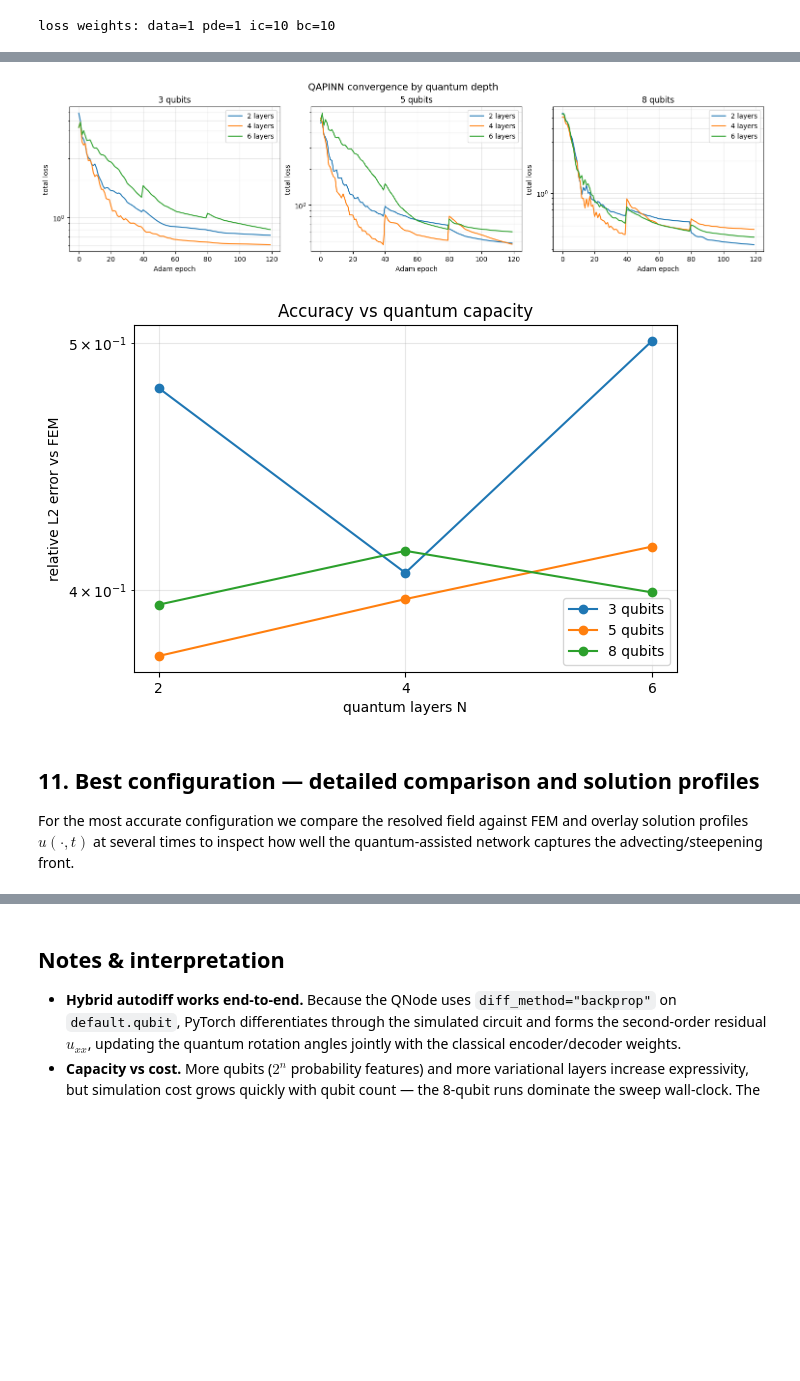
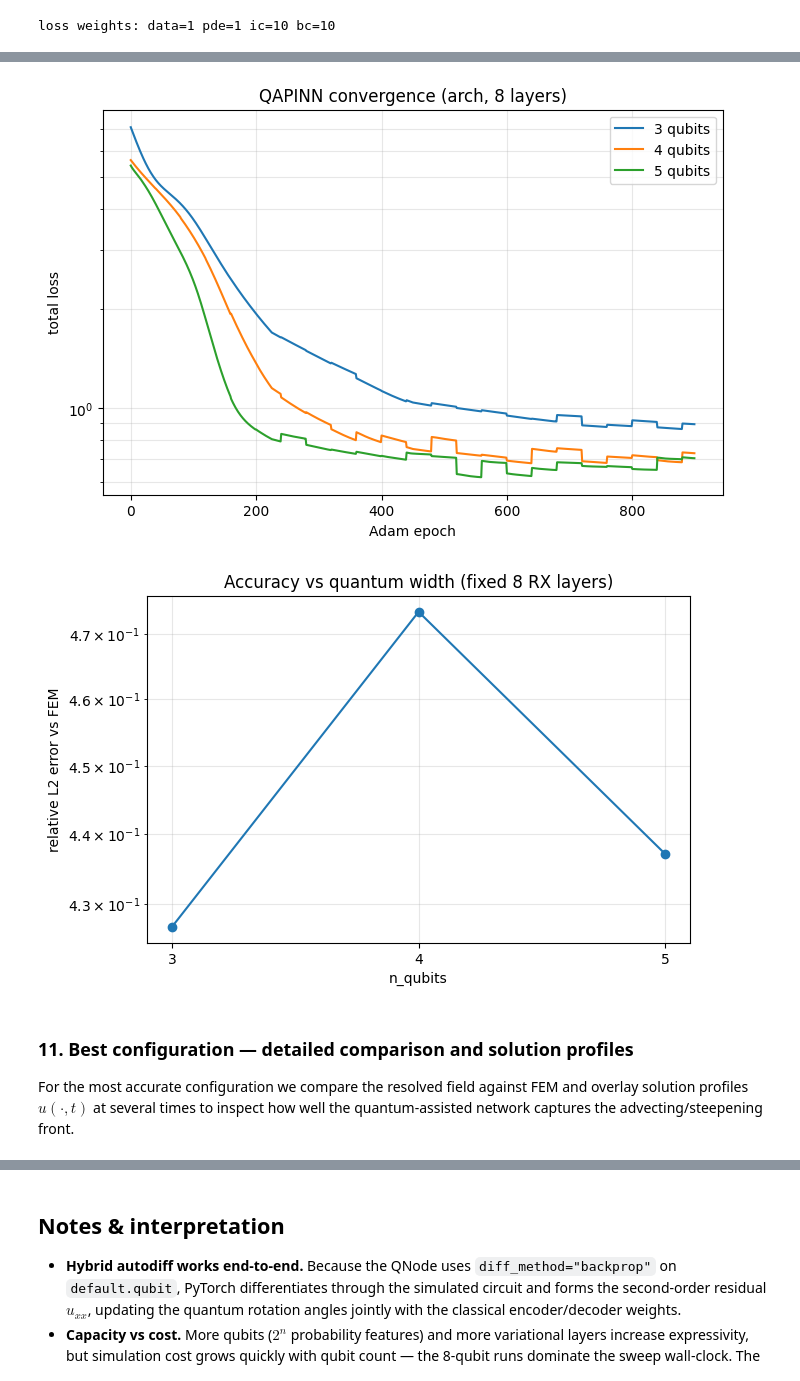
Before and after one commit to dishantgupta2004/QAPINN_Burgers_Equations, a Jupyter notebook: QAPINN.ipynb, the cells around one changed output, grey strips where cells are left out. Saved outputs shown, nothing was run; the diff lists cells and outputs as text; code cells hidden in the pictures; blank space fills up the shorter version.

```diff
--- a/QAPINN.ipynb
+++ b/QAPINN.ipynb
@@ -231,7 +233,7 @@ collocation set, and records the loss history. `predict_grid` evaluates a traine
 model on the FEM space-time grid in chunks (no autograd) and returns the relative
 $L^2$ error against the FEM ground truth.
 # %%
-# down-sampled evaluation grid keeps the 9-config sweep fast while staying faithful
+# down-sampled evaluation grid keeps the sweep fast while staying faithful
 T_STRIDE, X_STRIDE = 5, 2
 t_eval = t_grid[::T_STRIDE]; x_eval = x_grid[::X_STRIDE]
 U_eval = U_grid[::T_STRIDE, ::X_STRIDE]
@@ -248,10 +250,10 @@ def predict_grid(model, chunk=2048):
     rel_l2 = float(np.linalg.norm(U_pred - U_eval) / np.linalg.norm(U_eval))
     return U_pred, rel_l2
 
-def train_qapinn(n_qubits, n_layers, epochs=SWEEP_EPOCHS, lr=LR,
+def train_qapinn(n_qubits, n_layers=N_LAYERS, epochs=min(SWEEP_EPOCHS, 900), lr=LR,
                  resample_every=40, log_every=30, verbose=True):
     torch.manual_seed(SEED); np.random.seed(SEED)
-    model = QAPINN(n_qubits, n_layers).to(DEVICE)
+    model = QAPINN(n_qubits, n_layers, reupload=True).to(DEVICE)
     b = make_batches()
     opt = torch.optim.Adam(model.parameters(), lr=lr)
     sched = torch.optim.lr_scheduler.StepLR(opt, step_size=max(1, epochs // 4), gamma=0.5)
@@ -353,12 +362,12 @@ Summary of every configuration: final loss terms, total training time (a proxy
 for convergence cost per epoch), parameter count, and relative $L^2$ error vs the
 FEM ground truth.
 # %%
-def fmt_row(nq, nl, r):
+def fmt_row(nq, r):
     ld, lp, li, lb = r["final"]
-    return (nq, nl, r["n_params"], r["hist"]["total"][-1], ld, lp, li, lb,
+    return (nq, r["n_layers"], r["n_params"], r["hist"]["total"][-1], ld, lp, li, lb,
             r["rel_l2"], r["train_time"])
 
-rows = [fmt_row(nq, nl, results[(nq, nl)]) for nq in QUBIT_LIST for nl in LAYER_LIST]
+rows = [fmt_row(nq, results[nq]) for nq in QUBIT_LIST]
 hdr = ["qubits", "layers", "params", "total", "L_data", "L_pde", "L_ic", "L_bc",
        "relL2", "time(s)"]
 print(f"{hdr[0]:>6} {hdr[1]:>6} {hdr[2]:>7} {hdr[3]:>10} {hdr[4]:>10} {hdr[5]:>10} "
@@ -427,31 +429,27 @@ Total-loss convergence for every configuration on a shared log axis — grouped
 qubit count. Deeper/wider circuits generally lower the achievable loss but at a
 steeper per-epoch cost.
 # %%
-fig, axes = plt.subplots(1, len(QUBIT_LIST), figsize=(5 * len(QUBIT_LIST), 4),
-                         constrained_layout=True, squeeze=False)
-for i, nq in enumerate(QUBIT_LIST):
-    ax = axes[0][i]
-    for nl in LAYER_LIST:
-        ax.semilogy(results[(nq, nl)]["hist"]["total"], label=f"{nl} layers")
-    ax.set_title(f"{nq} qubits"); ax.set_xlabel("Adam epoch")
-    ax.set_ylabel("total loss"); ax.legend(); ax.grid(alpha=0.3, which="both")
-fig.suptitle("QAPINN convergence by quantum depth", fontsize=14)
+fig, ax = plt.subplots(figsize=(8, 5))
+for nq in QUBIT_LIST:
+    ax.semilogy(results[nq]["hist"]["total"], label=f"{nq} qubits")
+ax.set_title(f"QAPINN convergence (arch, {N_LAYERS} layers)")
+ax.set_xlabel("Adam epoch"); ax.set_ylabel("total loss")
+ax.legend(); ax.grid(alpha=0.3, which="both")
 plt.show()
 
-# accuracy vs capacity summary
+# accuracy vs quantum width summary
 fig, ax = plt.subplots(figsize=(7, 4.5))
-for nq in QUBIT_LIST:
-    ax.plot(LAYER_LIST, [results[(nq, nl)]["rel_l2"] for nl in LAYER_LIST],
-            "o-", label=f"{nq} qubits")
-ax.set_xlabel("quantum layers N"); ax.set_ylabel("relative L2 error vs FEM")
-ax.set_yscale("log"); ax.set_xticks(LAYER_LIST)
-ax.set_title("Accuracy vs quantum capacity"); ax.legend(); ax.grid(alpha=0.3, which="both")
+ax.plot(QUBIT_LIST, [results[nq]["rel_l2"] for nq in QUBIT_LIST], "o-")
+ax.set_xlabel("n_qubits"); ax.set_ylabel("relative L2 error vs FEM")
+ax.set_yscale("log"); ax.set_xticks(QUBIT_LIST)
+ax.set_title(f"Accuracy vs quantum width (fixed {N_LAYERS} RX layers)")
+ax.grid(alpha=0.3, which="both")
 plt.show()
 # %% [output]
-[figure, old version]
+[figure, new version]
-[figure, old version]
+[figure, new version]
 # %% [markdown]
-## 11. Best configuration — detailed comparison and solution profiles
+### **11. Best configuration — detailed comparison and solution profiles**
 
 For the most accurate configuration we compare the resolved field against FEM and
 overlay solution profiles $u(\cdot,t)$ at several times to inspect how well the
```
Also changed, not shown: parts of 29 cells of this notebook, 13 other files.
